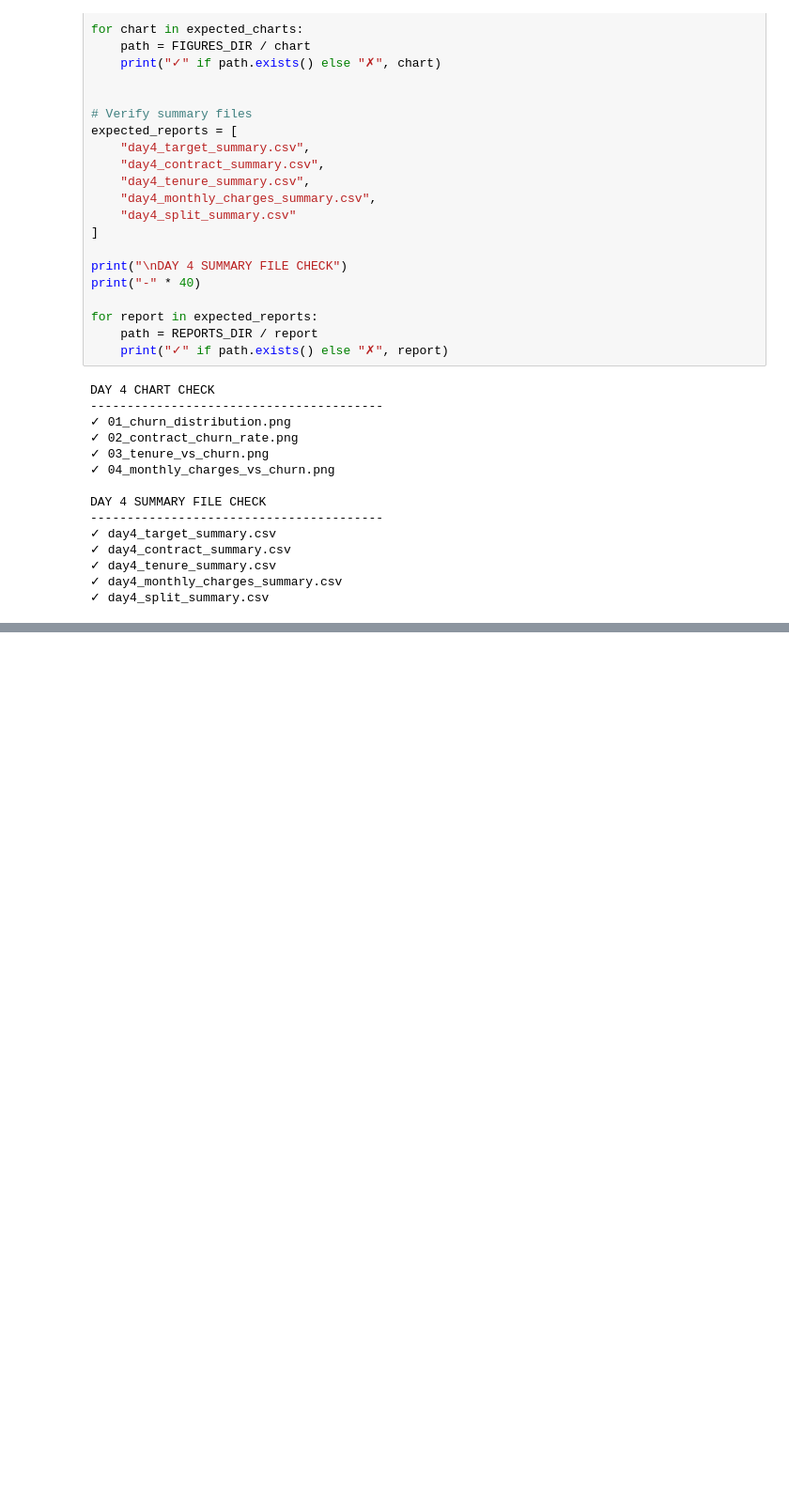
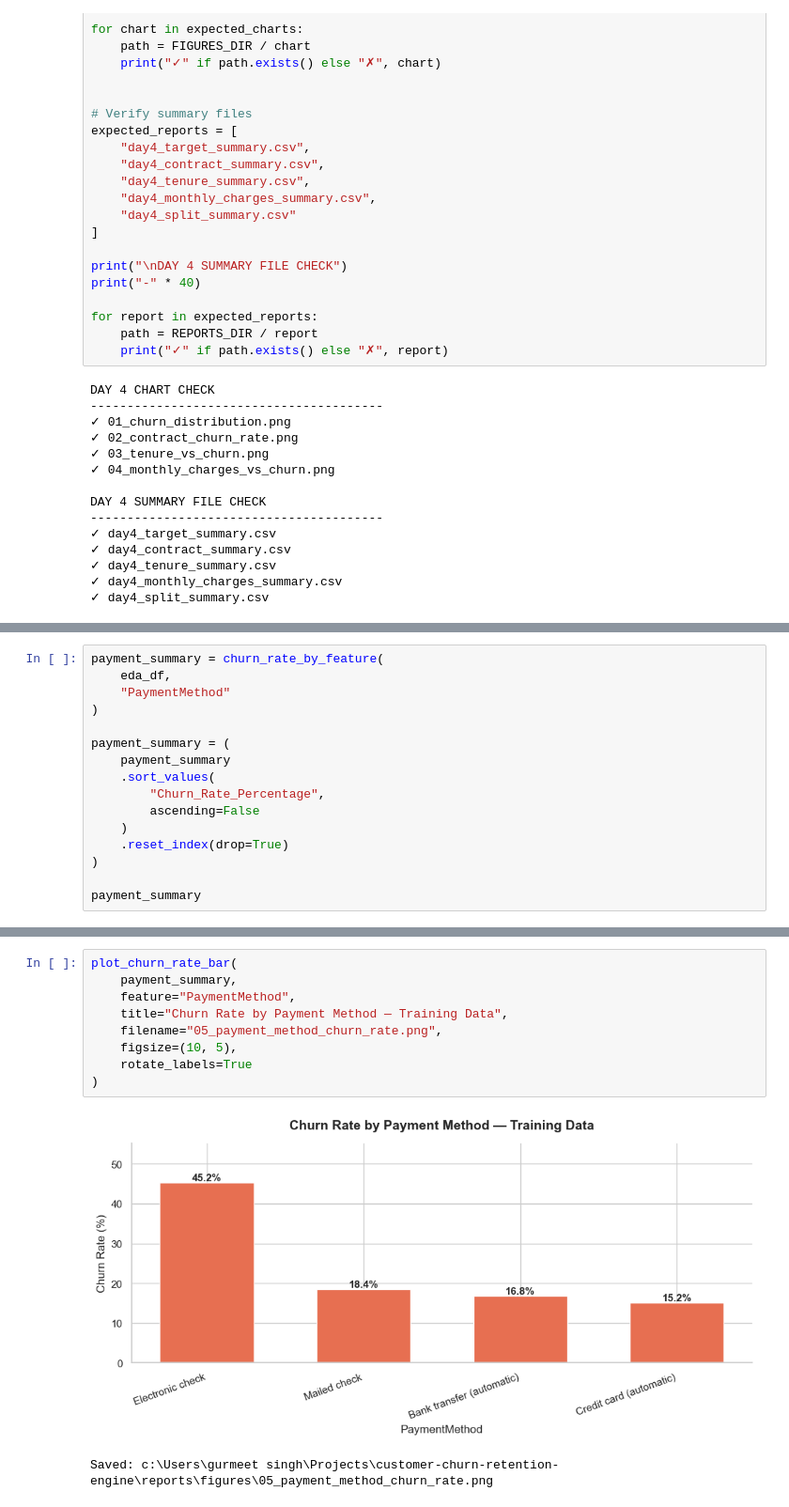
Before and after one commit to simranjitkaur-codes/customer-churn-retention-engine, a Jupyter notebook: notebooks/01_data_inspection.ipynb, the cells around one changed output, grey strips where cells are left out. Shown at 94% size. Drawn from its saved outputs; the diff is of its cells as text; blank space fills up the shorter version.

Commit message:
Add service and billing churn analysis with Week 1 business insights

```diff
--- a/notebooks/01_data_inspection.ipynb
+++ b/notebooks/01_data_inspection.ipynb
@@ -759,0 +1122,16 @@ DAY 4 SUMMARY FILE CHECK
+# %%
+payment_summary = churn_rate_by_feature(
+    eda_df,
+    "PaymentMethod"
+)
+
+payment_summary = (
+    payment_summary
+    .sort_values(
+        "Churn_Rate_Percentage",
+        ascending=False
+    )
+    .reset_index(drop=True)
+)
+
+payment_summary
@@ -759,0 +1144,12 @@ DAY 4 SUMMARY FILE CHECK
+# %%
+plot_churn_rate_bar(
+    payment_summary,
+    feature="PaymentMethod",
+    title="Churn Rate by Payment Method — Training Data",
+    filename="05_payment_method_churn_rate.png",
+    figsize=(10, 5),
+    rotate_labels=True
+)
+# %% [output]
+[figure, added]
+Saved: c:\Users\gurmeet singh\Projects\customer-churn-retention-engine\reports\figures\05_payment_method_churn_rate.png
```
Also changed, not shown: parts of 53 cells of this notebook, 15 other files.
